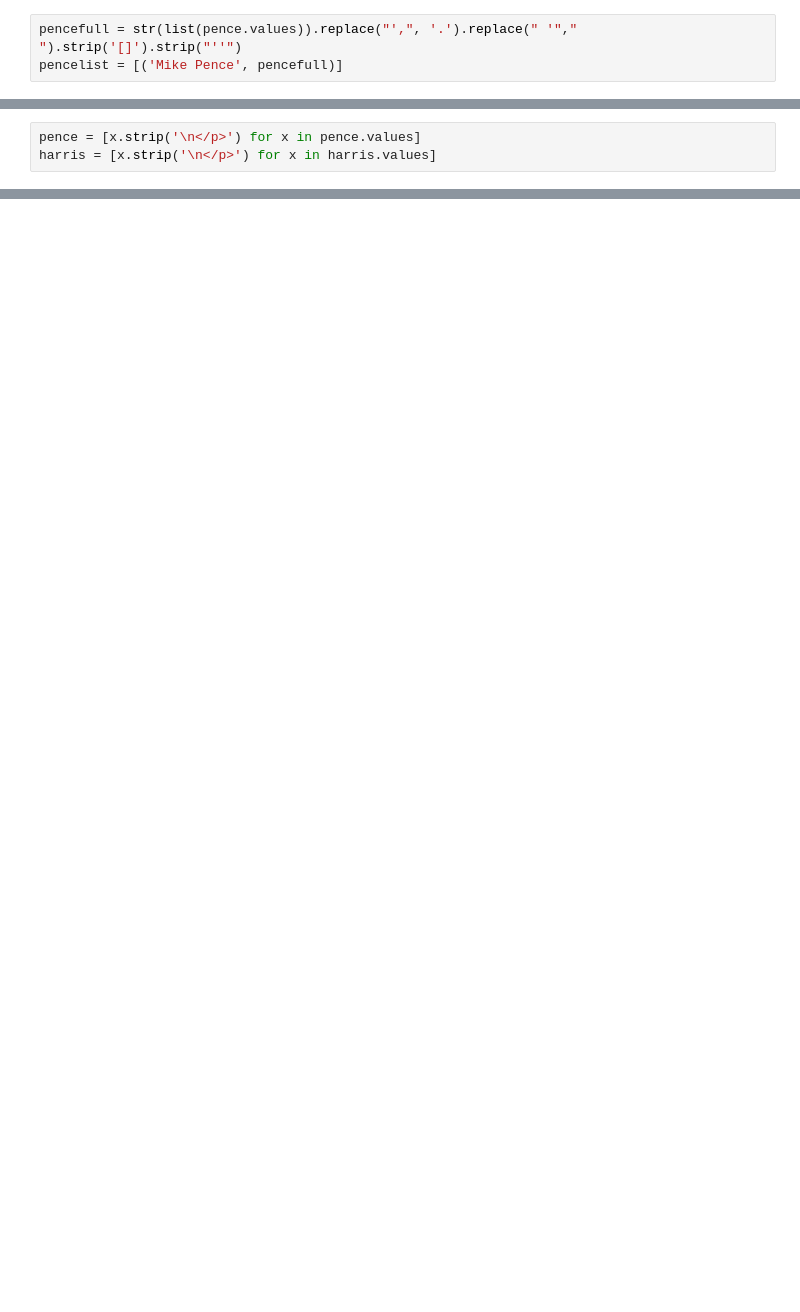
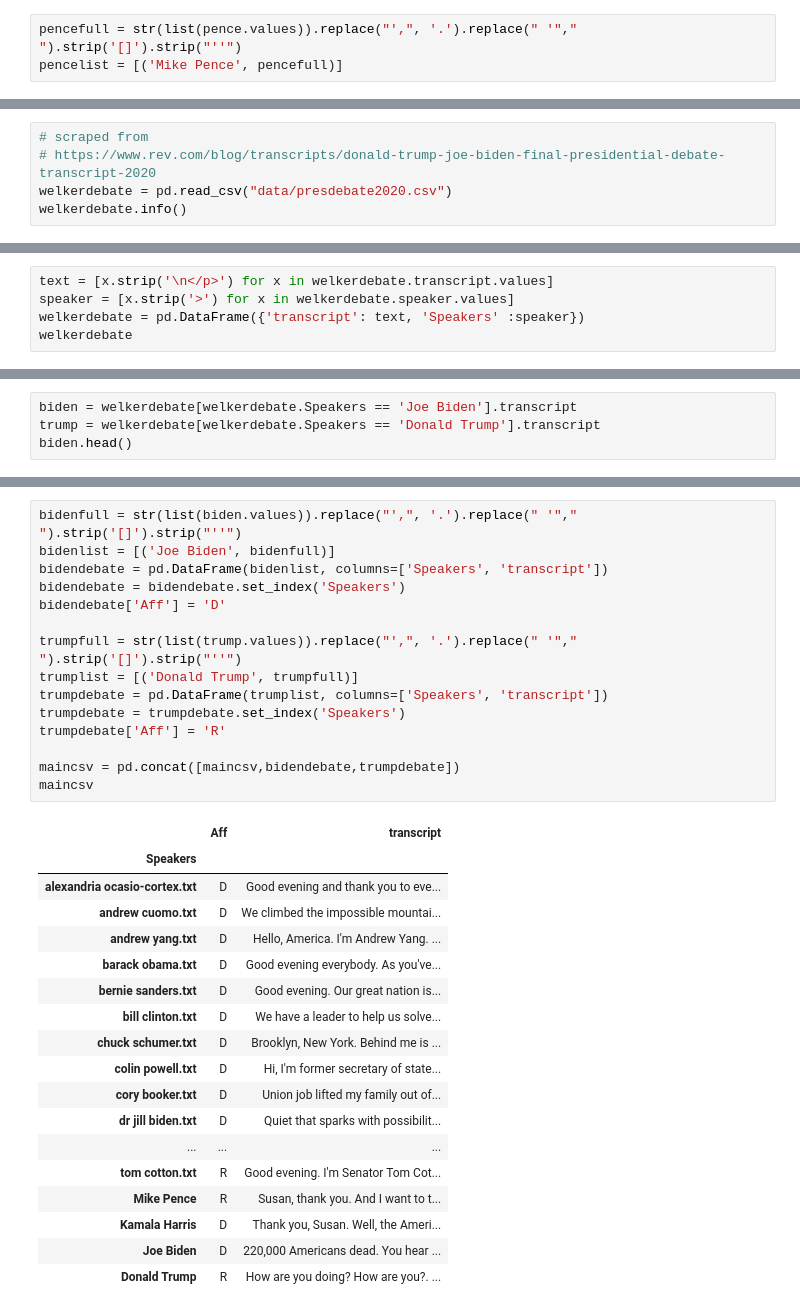
Before and after one commit to Data-Science-for-Linguists-2021/PoliticalRhetoric-analysis, a Jupyter notebook: dataplan.ipynb, the cells around one changed output, grey strips where cells are left out. Saved outputs shown, nothing was run; the diff lists cells and outputs as text; blank space fills up the shorter version.

```diff
--- a/dataplan.ipynb
+++ b/dataplan.ipynb
@@ -147,0 +188,5 @@ TypeError: 'numpy.ndarray' object is not callable
+# %%
+# scraped from
+# https://www.rev.com/blog/transcripts/donald-trump-joe-biden-final-presidential-debate-transcript-2020
+welkerdebate = pd.read_csv("data/presdebate2020.csv")
+welkerdebate.info()
@@ -148,3 +204,5 @@ TypeError: 'numpy.ndarray' object is not callable
 # %%
-pence = [x.strip('\n</p>') for x in pence.values]
-harris = [x.strip('\n</p>') for x in harris.values]
+text = [x.strip('\n</p>') for x in welkerdebate.transcript.values]
+speaker = [x.strip('>') for x in welkerdebate.speaker.values]
+welkerdebate = pd.DataFrame({'transcript': text, 'Speakers' :speaker})
+welkerdebate
@@ -150,0 +223,4 @@ harris = [x.strip('\n</p>') for x in harris.values]
+# %%
+biden = welkerdebate[welkerdebate.Speakers == 'Joe Biden'].transcript
+trump = welkerdebate[welkerdebate.Speakers == 'Donald Trump'].transcript
+biden.head()
@@ -150,0 +234,34 @@ harris = [x.strip('\n</p>') for x in harris.values]
+# %%
+bidenfull = str(list(biden.values)).replace("',", '.').replace(" '"," ").strip('[]').strip("''")
+bidenlist = [('Joe Biden', bidenfull)]
+bidendebate = pd.DataFrame(bidenlist, columns=['Speakers', 'transcript'])
+bidendebate = bidendebate.set_index('Speakers')
+bidendebate['Aff'] = 'D'
+
+trumpfull = str(list(trump.values)).replace("',", '.').replace(" '"," ").strip('[]').strip("''")
+trumplist = [('Donald Trump', trumpfull)]
+trumpdebate = pd.DataFrame(trumplist, columns=['Speakers', 'transcript'])
+trumpdebate = trumpdebate.set_index('Speakers')
+trumpdebate['Aff'] = 'R'
+
+maincsv = pd.concat([maincsv,bidendebate,trumpdebate])
+maincsv
+# %% [output]
+|  | Aff | transcript |
+| Speakers |  |  |
+| alexandria ocasio-cortex.txt | D | Good evening and thank you to eve... |
+| andrew cuomo.txt | D | We climbed the impossible mountai... |
+| andrew yang.txt | D | Hello, America. I'm Andrew Yang. ... |
+| barack obama.txt | D | Good evening everybody. As you've... |
+| bernie sanders.txt | D | Good evening. Our great nation is... |
+| bill clinton.txt | D | We have a leader to help us solve... |
+| chuck schumer.txt | D | Brooklyn, New York. Behind me is ... |
+| colin powell.txt | D | Hi, I'm former secretary of state... |
+| cory booker.txt | D | Union job lifted my family out of... |
+| dr jill biden.txt | D | Quiet that sparks with possibilit... |
+| ... | ... | ... |
+| tom cotton.txt | R | Good evening. I'm Senator Tom Cot... |
+| Mike Pence | R | Susan, thank you. And I want to t... |
+| Kamala Harris | D | Thank you, Susan. Well, the Ameri... |
+| Joe Biden | D | 220,000 Americans dead. You hear ... |
+| Donald Trump | R | How are you doing? How are you?. ... |
```
Also changed, not shown: parts of 32 cells of this notebook.
